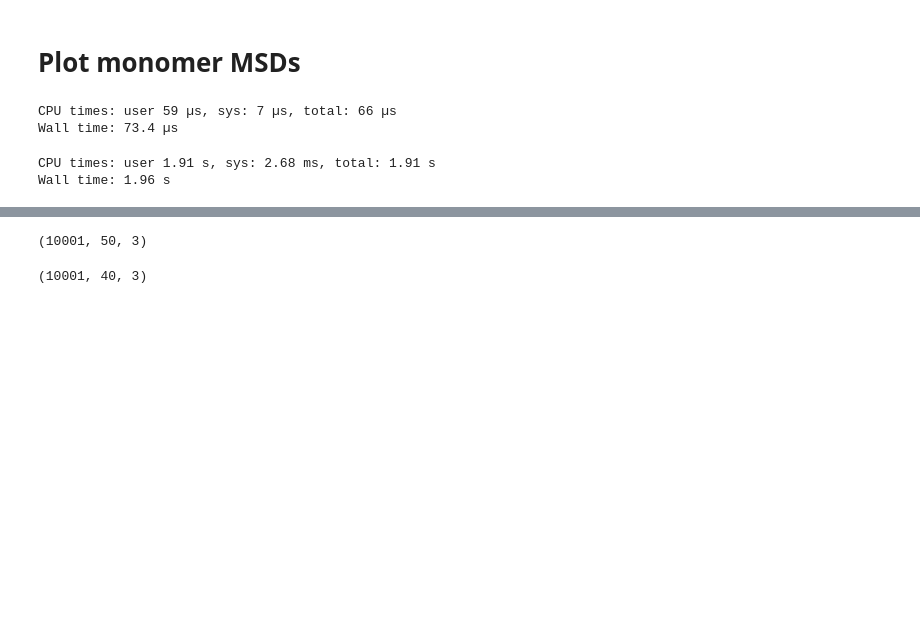
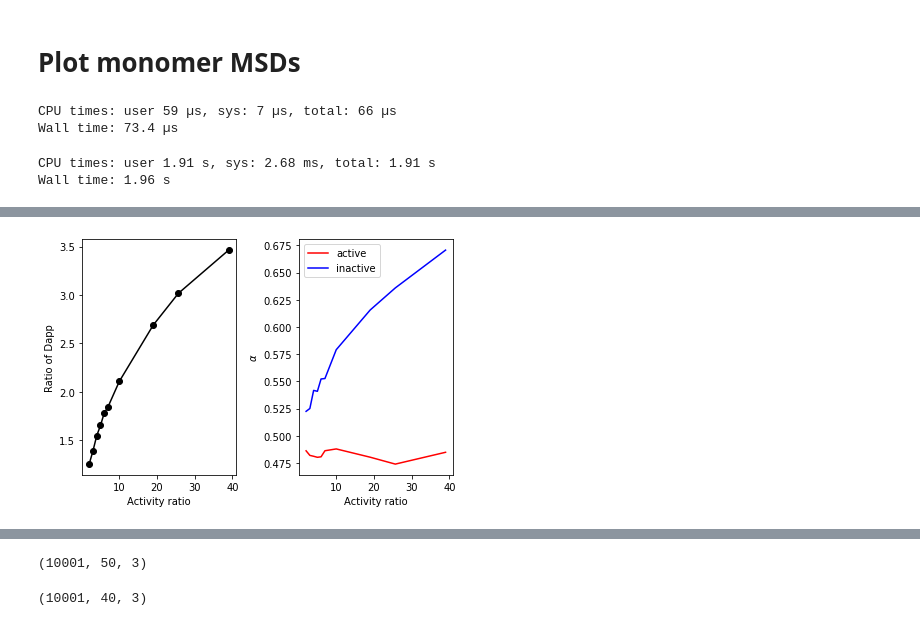
Before and after one commit to kannandeepti/polychrom, a Jupyter notebook: notebooks/simulation_analysis.ipynb, the cells around one changed output, grey strips where cells are left out. Cells and saved outputs as stored; diff of their text form; code cells hidden in the pictures; blank space fills up the shorter version.

```diff
--- a/notebooks/simulation_analysis.ipynb
+++ b/notebooks/simulation_analysis.ipynb
@@ -515,0 +561,27 @@ df
+# %%
+def compute_alphas_Dapps_from_msds(datapath):
+    datapath = Path(datapath)
+    bigdf = pd.DataFrame(columns=['activity_ratio', 'Dapp_A', 'Dapp_B', 'alpha_A', 'alpha_B'])
+    for file in datapath.glob('ens_ave_active_inactive_msds_blobel2021*'):
+        act_ratio = float(str(file.name).split('_')[-1][:-6])
+        df = pd.read_csv(file)
+        #active
+        times = df['Time'].values
+        res1 = scipy.stats.linregress(np.log10(times[(times > 10) & (times < 200)]),
+                            np.log10(df['active_MSD'][(times > 10) & (times < 200)]))
+        alpha_A = res1.slope
+        b1 = res1.intercept
+        #inactive
+        res2 = scipy.stats.linregress(np.log10(times[(times > 10) & (times < 200)]),
+                                    np.log10(df['inactive_MSD'][(times > 10) & (times < 200)]))
+        alpha_B = res2.slope
+        b2 = res2.intercept
+        bigdf = bigdf.append({'activity_ratio' : act_ratio,
+                           'Dapp_A' : np.exp(b1),
+                           'Dapp_B' : np.exp(b2),
+                           'alpha_A' : alpha_A,
+                           'alpha_B' : alpha_B
+                           }, ignore_index=True)
+    return bigdf
+
+bigdf = compute_alphas_Dapps_from_msds('/net/levsha/share/deepti/data')
@@ -516,2 +600,16 @@ df
+# %%
+bigdf = bigdf.sort_values('activity_ratio')
+fig, (ax1, ax2) = plt.subplots(1, 2)
+ax1.plot(bigdf['activity_ratio'], bigdf['Dapp_A'] / bigdf['Dapp_B'], 'k-o')
+ax1.set_xlabel('Activity ratio')
+ax1.set_ylabel('Ratio of Dapp')
+ax2.plot(bigdf['activity_ratio'], bigdf['alpha_A'], color='red', label='active')
+ax2.plot(bigdf['activity_ratio'], bigdf['alpha_B'], color='blue', label='inactive')
+ax2.legend()
+ax2.set_xlabel('Activity ratio')
+ax2.set_ylabel(r'$\alpha$')
+fig.tight_layout()
+# %% [output]
+[figure, added]
 # %%
 fig, ax = plt.subplots()
```
Also changed, not shown: parts of 14 cells of this notebook, 1 other file.
